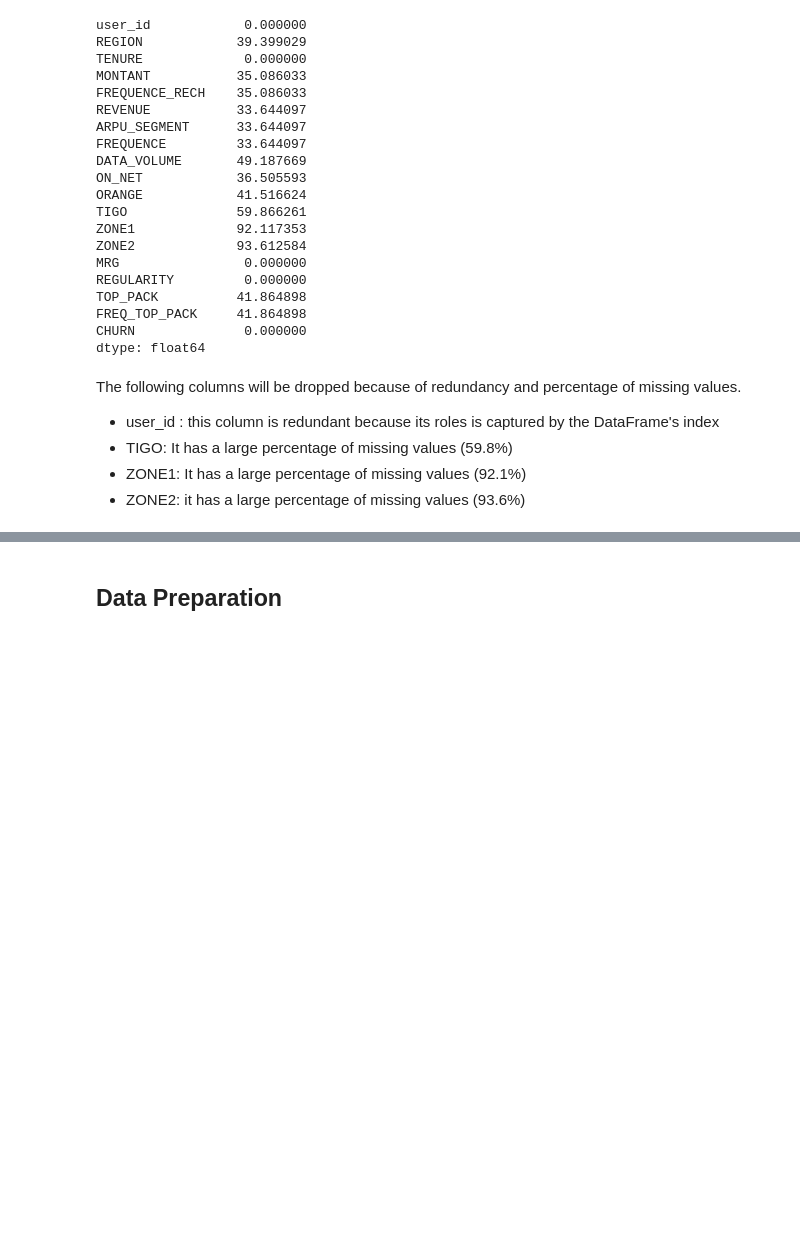
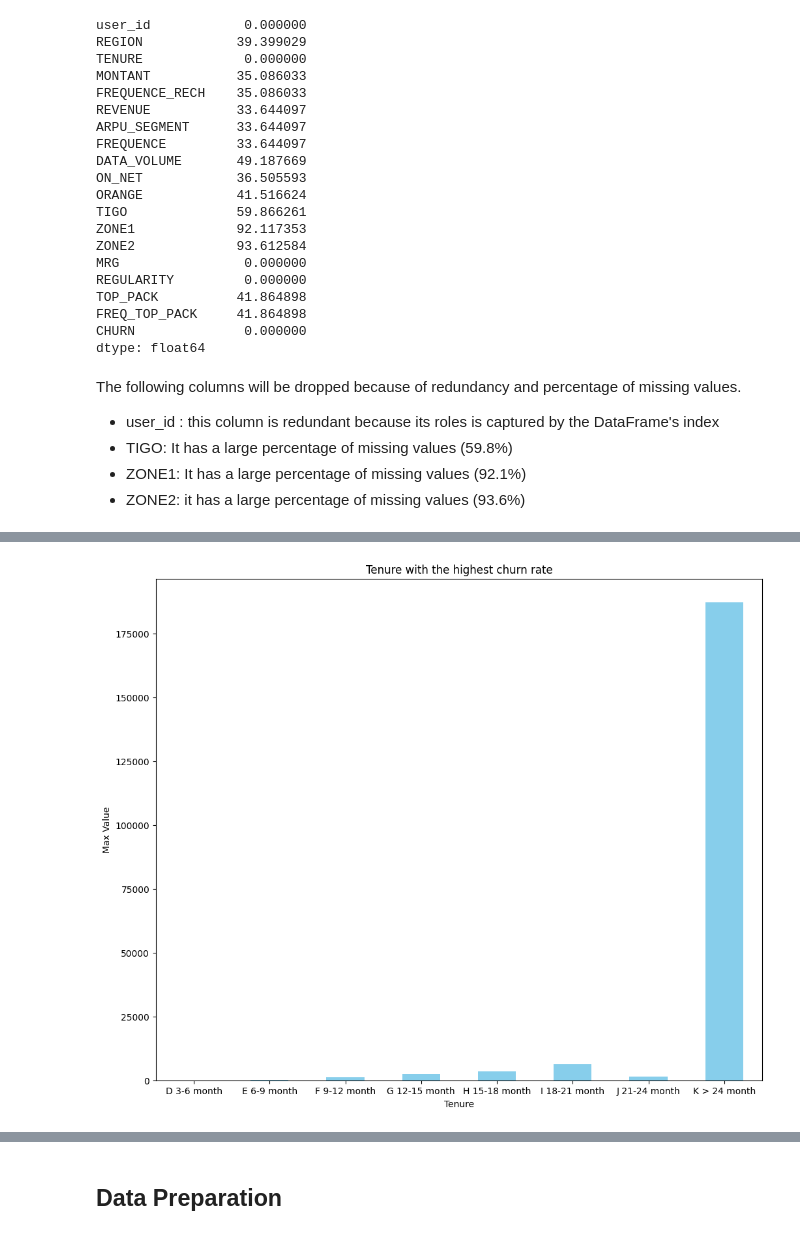
Before and after one commit to sethsot/African-telco-customer-churn, a Jupyter notebook: CustomerChurn.ipynb, the cells around one changed output, grey strips where cells are left out. Saved outputs shown, nothing was run; the diff lists cells and outputs as text; code cells hidden in the pictures; blank space fills up the shorter version.

```diff
--- a/CustomerChurn.ipynb
+++ b/CustomerChurn.ipynb
@@ -124,0 +301,6 @@ df.head()
+# %%
+#drop MRG and TOP_PACK columns inplace
+
+columns_to_drop = ['MRG','TOP_PACK']
+df.drop(columns=columns_to_drop, inplace=True)
+df.head()
@@ -124,0 +380,21 @@ df.head()
+# %%
+# Filter rows where 'CHURN' is equal to 1
+churned_data = df[df['CHURN'] == 1]
+
+# Group by 'TENURE' and find the maximum value for each 'TENURE'
+max_tenure = churned_data.groupby('TENURE')['CHURN'].sum()
+
+
+# Display only 'TENURE' and 'CHURN' columns
+#print(max_tenure[['TENURE', 'CHURN']])
+
+# Plot the results using a bar plot
+plt.figure(figsize=(12, 10))
+max_tenure.plot(kind='bar', color='skyblue')
+plt.xlabel('Tenure')
+plt.ylabel('Max Value')
+plt.title('Tenure with the highest churn rate')
+plt.xticks(rotation=0)
+plt.show()
+# %% [output]
+[figure, added]
```
Also changed, not shown: parts of 34 cells of this notebook.
